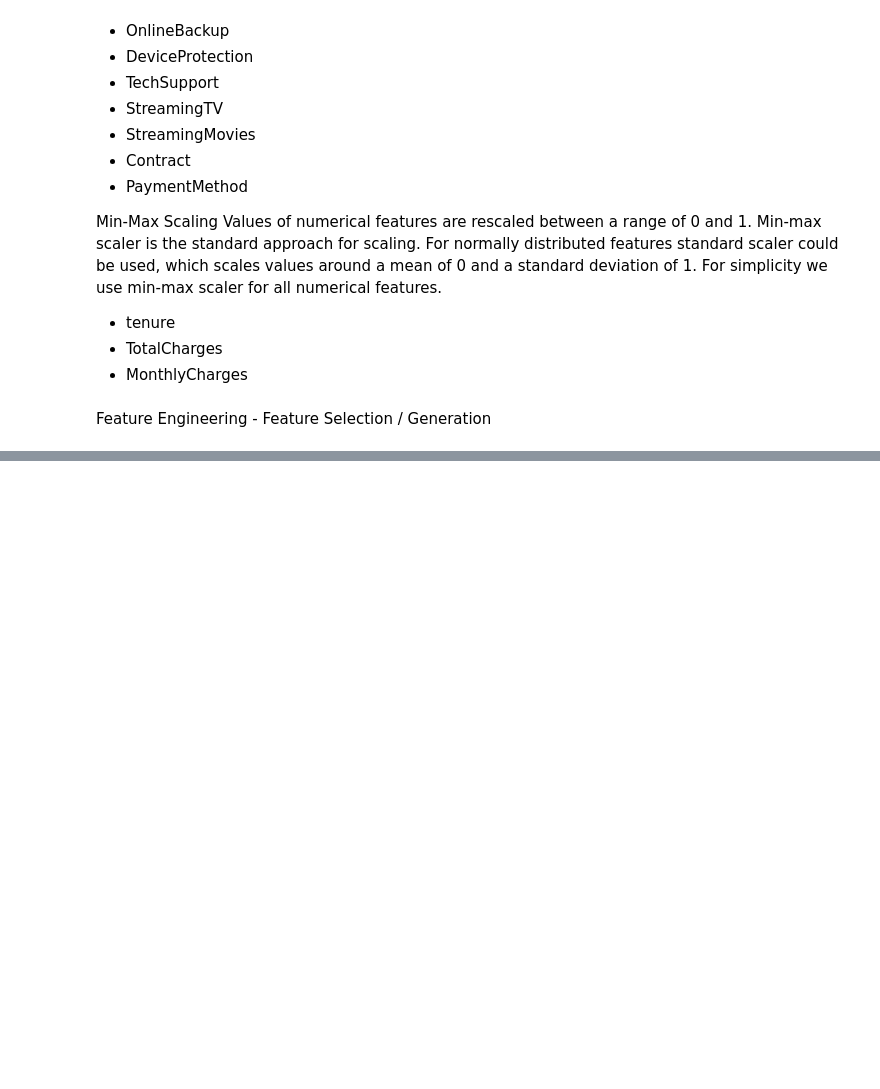
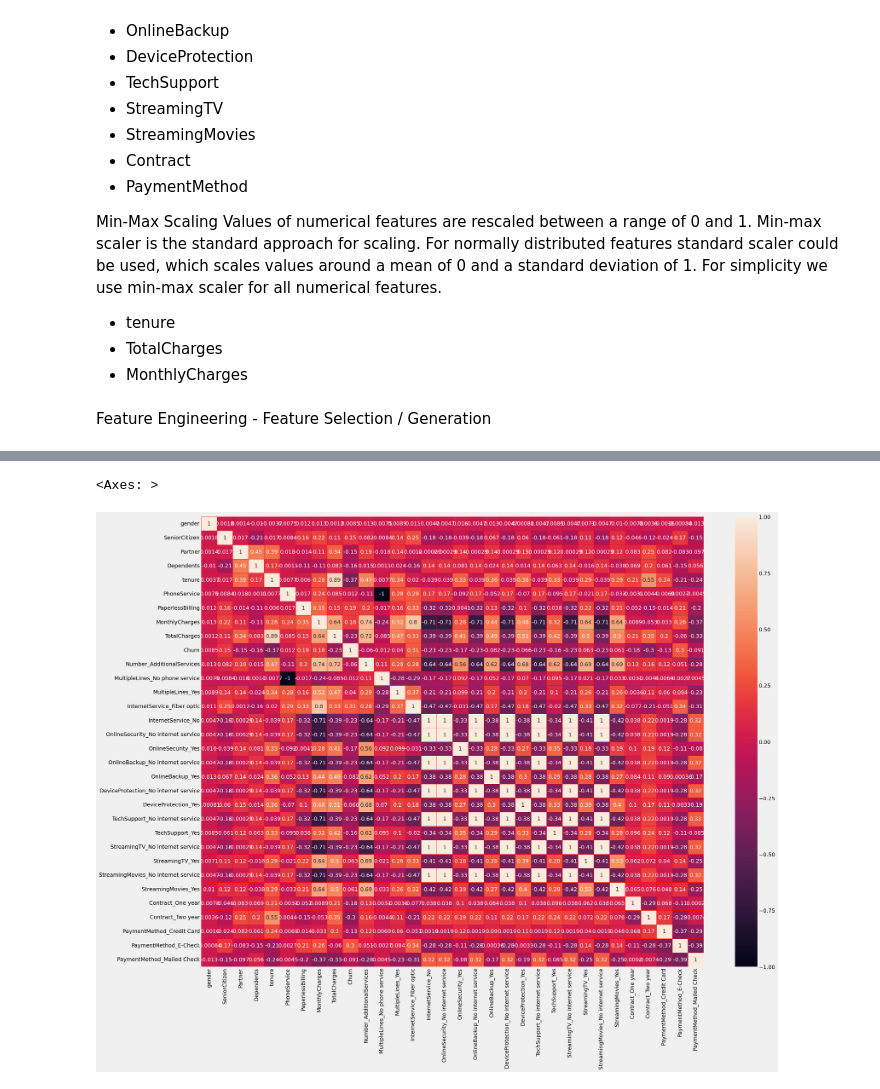
Before and after one commit to sumangupta87/Telecom-Churn-Prediction---Kaggle-Competition, a Jupyter notebook: Telecom_Churn_Prediction.ipynb, the cells around one changed output, grey strips where cells are left out. Drawn from its saved outputs; the diff is of its cells as text; code cells hidden in the pictures; blank space fills up the shorter version.

```diff
--- a/Telecom_Churn_Prediction.ipynb
+++ b/Telecom_Churn_Prediction.ipynb
@@ -361,0 +377,11 @@ df.head()
+# %%
+feature_le = ['gender','Partner','Dependents','Churn', 'PhoneService', 'PaperlessBilling']
+
+def label_encoding(feature, df):
+  for i in feature:
+    df[i] = df[i].map({'Yes':1, 'No':0})
+  return
+
+label_encoding(['Partner','Dependents','Churn', 'PhoneService', 'PaperlessBilling'], df)
+
+df['gender'] = df['gender'].map({'Female':1,'Male': 0})
@@ -361,0 +390,6 @@ df.head()
+# %%
+feature_ohe = ['MultipleLines', 'InternetService', 'OnlineSecurity',
+'OnlineBackup', 'DeviceProtection', 'TechSupport',
+'StreamingTV', 'StreamingMovies', 'Contract','PaymentMethod']
+
+df = pd.get_dummies(df, columns = feature_ohe, drop_first = True)
@@ -361,0 +406,6 @@ df.head()
+# %%
+plt.figure(figsize = (26, 20))
+sns.heatmap(df.corr(method = 'spearman'), annot = True,linewidths=0.5,linecolor='r')
+# %% [output]
+<Axes: >
+[figure, added]
```
Also changed, not shown: parts of 17 cells of this notebook.
